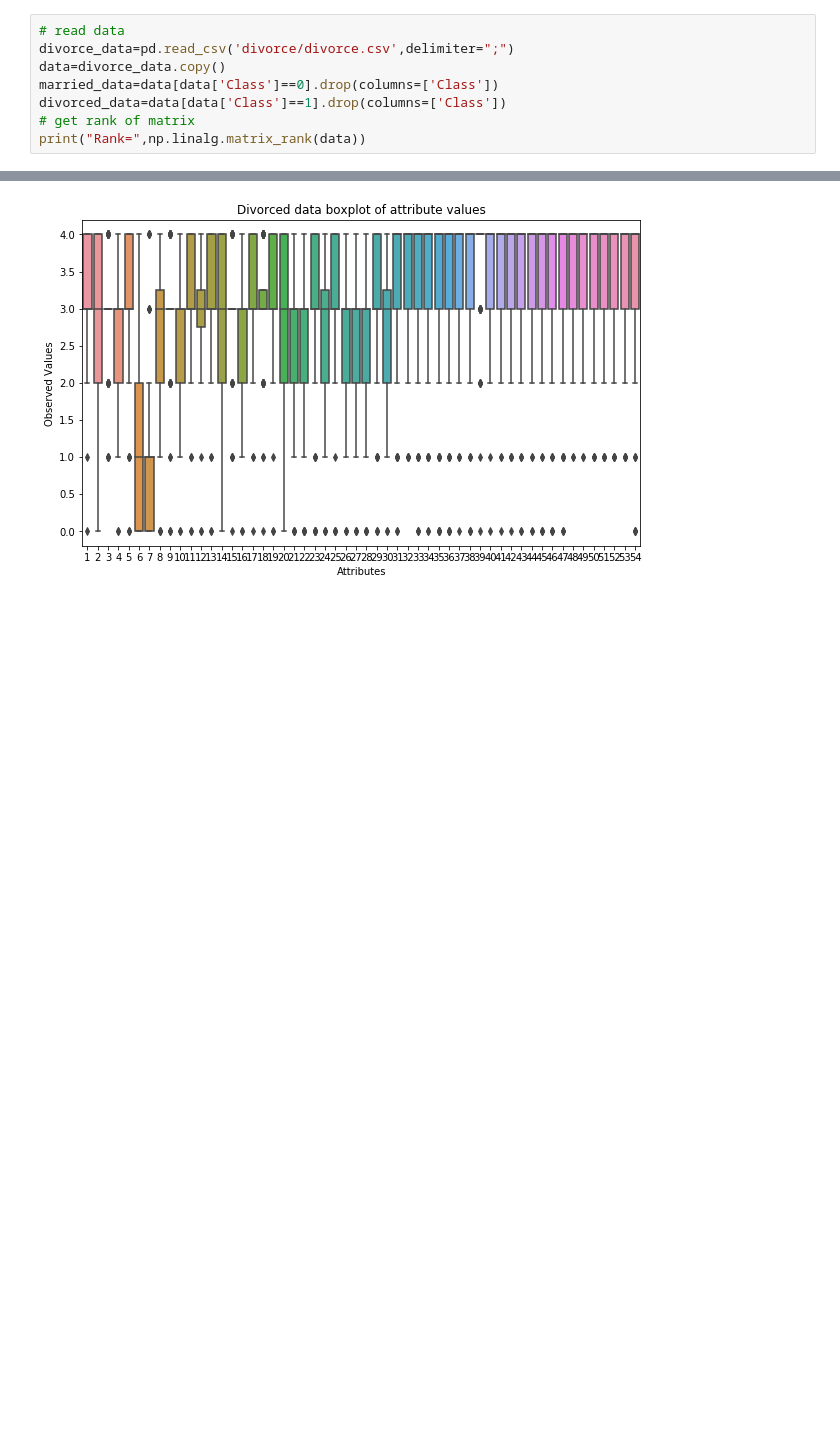
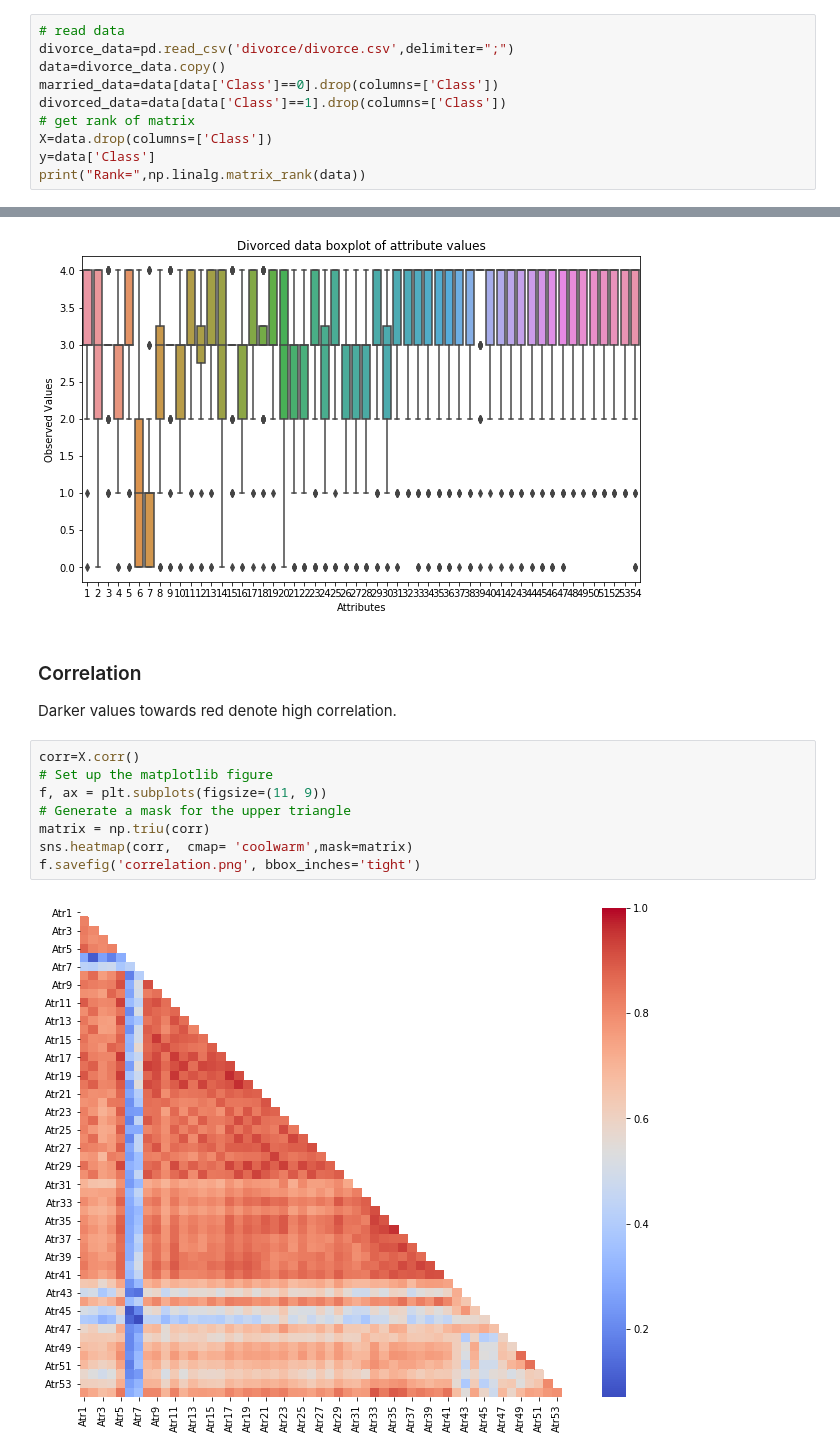
Before and after one commit to soniakhilesh/divorceanalytics, a Jupyter notebook: eda.ipynb, the cells around one changed output, grey strips where cells are left out. Saved outputs shown, nothing was run; the diff lists cells and outputs as text; blank space fills up the shorter version.

Commit message:
Correlation plots

```diff
--- a/eda.ipynb
+++ b/eda.ipynb
@@ -12,6 +13,8 @@ data=divorce_data.copy()
 married_data=data[data['Class']==0].drop(columns=['Class'])
 divorced_data=data[data['Class']==1].drop(columns=['Class'])
 # get rank of matrix
+X=data.drop(columns=['Class'])
+y=data['Class']
 print("Rank=",np.linalg.matrix_rank(data))
 # %% [output]
 Rank= 55
@@ -62,3 +53,16 @@ sns.boxplot(data=divorced_data).set(title='Divorced data boxplot of attribute va
 fig.savefig('divorced-attributes', bbox_inches='tight')
 # %% [output]
 [figure]
+# %% [markdown]
+### Correlation
+Darker values towards red denote high correlation.
+# %%
+corr=X.corr()
+# Set up the matplotlib figure
+f, ax = plt.subplots(figsize=(11, 9))
+# Generate a mask for the upper triangle
+matrix = np.triu(corr)
+sns.heatmap(corr,  cmap= 'coolwarm',mask=matrix)
+f.savefig('correlation.png', bbox_inches='tight')
+# %% [output]
+[figure, added]
```
Also changed, not shown: parts of 4 cells of this notebook.
